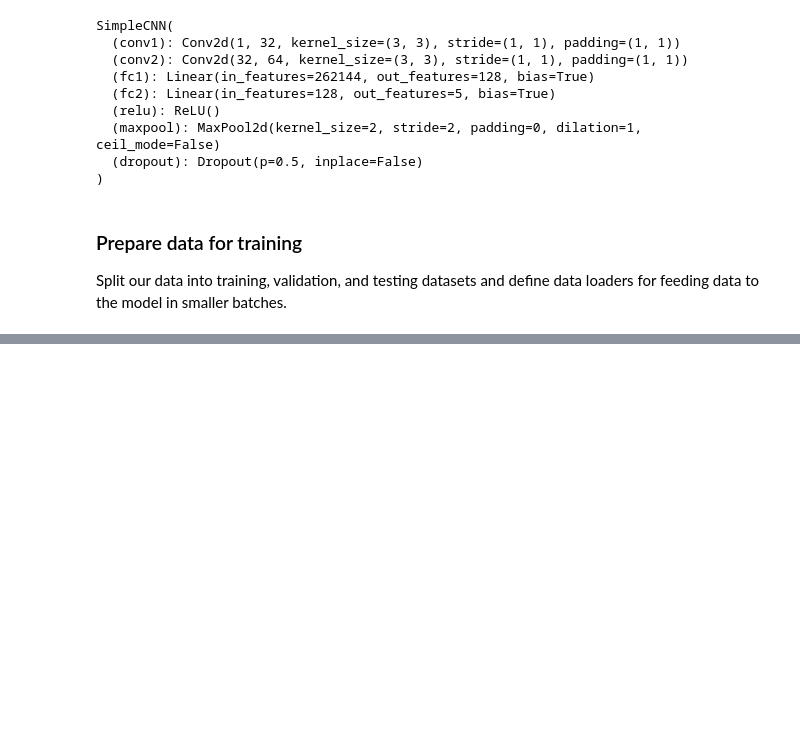
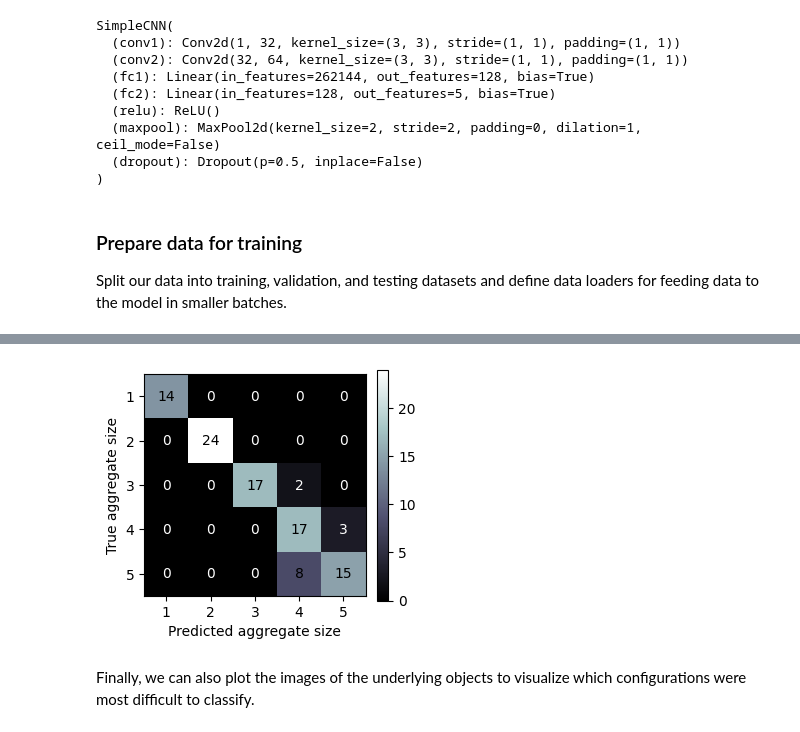
Before and after one commit to ninarina12/NX-School-2023, a Jupyter notebook: AI-ML_Tutorial.ipynb, the cells around one changed output, grey strips where cells are left out. Saved outputs shown, nothing was run; the diff lists cells and outputs as text; code cells hidden in the pictures; blank space fills up the shorter version.

```diff
--- a/AI-ML_Tutorial.ipynb
+++ b/AI-ML_Tutorial.ipynb
@@ -380,0 +439,39 @@ ax[1].set_ylabel('Accuracy');
+# %%
+from sklearn.metrics import confusion_matrix
+
+def plot_confusion_matrix(test_targets, test_predictions):
+    cm = confusion_matrix(test_targets, test_predictions, labels=range(5))
+
+    fig, ax = plt.subplots(1,2, figsize=(3.15,3), gridspec_kw={'width_ratios': [1,0.05]})
+    fig.subplots_adjust(wspace=0.1)
+
+    cmap = plt.cm.bone
+    vmax = cm.max()
+    norm = plt.Normalize(vmin=0, vmax=vmax)
+    sm = plt.cm.ScalarMappable(cmap=cmap, norm=norm)
+
+    ax[0].imshow(cm, cmap=cmap, norm=norm)
+    for i in range(cm.shape[0]):
+        for j in range(cm.shape[1]):
+            if cm[i,j] < 0.2*cm.max():
+                color = 'white'
+            else:
+                color = 'black'
+            ax[0].text(j,i, cm[i,j], ha='center', va='center', color=color)
+
+    ax[0].set_xticks(range(5))
+    ax[0].set_xticklabels(range(1,6))
+    ax[0].set_yticks(range(5))
+    ax[0].set_yticklabels(range(1,6))
+    ax[0].set_xlabel('Predicted aggregate size')
+    ax[0].set_ylabel('True aggregate size')
+
+    plt.colorbar(sm, cax=ax[1])
+
+    return fig
+# %%
+fig = plot_confusion_matrix(test_targets, test_predictions)
+# %% [output]
+[figure, added]
+# %% [markdown]
+Finally, we can also plot the images of the underlying objects to visualize which configurations were most difficult to classify.
```
Also changed, not shown: parts of 19 cells of this notebook.
